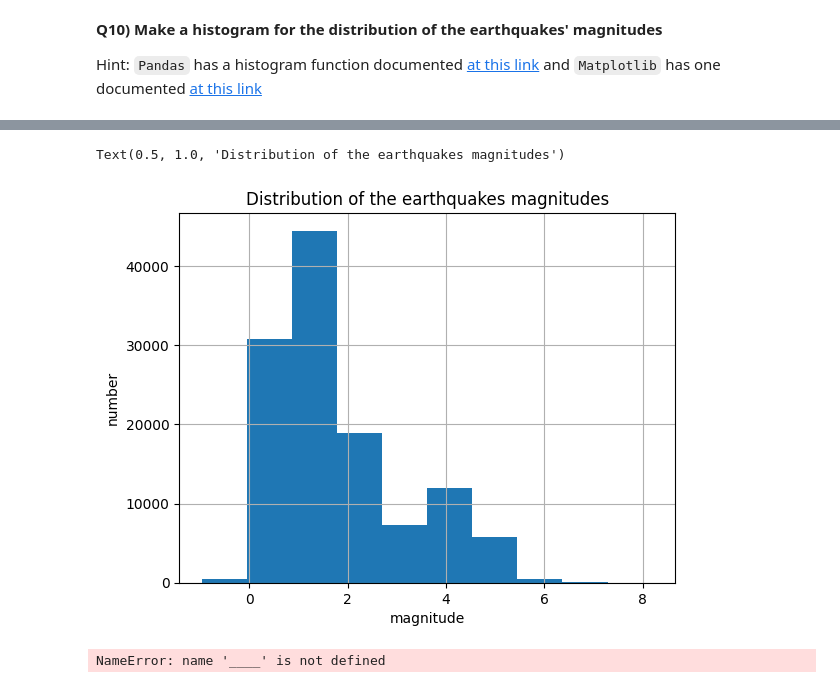
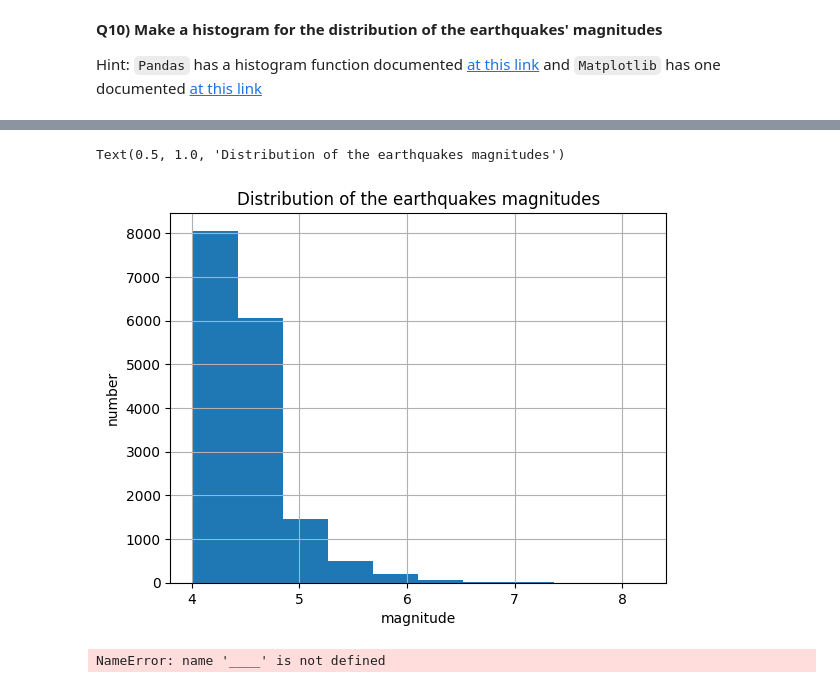
Before and after one commit to svoll1105/2025_Intro_Python, a Jupyter notebook: notebook/W3_S1.ipynb, the cells around one changed output, grey strips where cells are left out. Drawn from its saved outputs; the diff is of its cells as text; code cells hidden in the pictures.

```diff
--- a/notebook/W3_S1.ipynb
+++ b/notebook/W3_S1.ipynb
@@ -438,13 +440,13 @@ Hint: `Pandas` has a histogram function documented [at this link](https://pandas
 ![aaaaa8.jpg](embedded-picture-1)
 # %%
 # Make a figure and plot the histogram
-df.hist('mag')
+filtered_df.hist('mag')
 plt.xlabel('magnitude')
 plt.ylabel('number')
 plt.title('Distribution of the earthquakes magnitudes')
 # %% [output]
 Text(0.5, 1.0, 'Distribution of the earthquakes magnitudes')
-[figure, old version]
+[figure, new version]
 # %%
 #@markdown Fill in the blank version. Double click to reveal
 __,__ = plt.subplots(figsize=(9,4))
```
Also changed, not shown: parts of 9 cells of this notebook.
